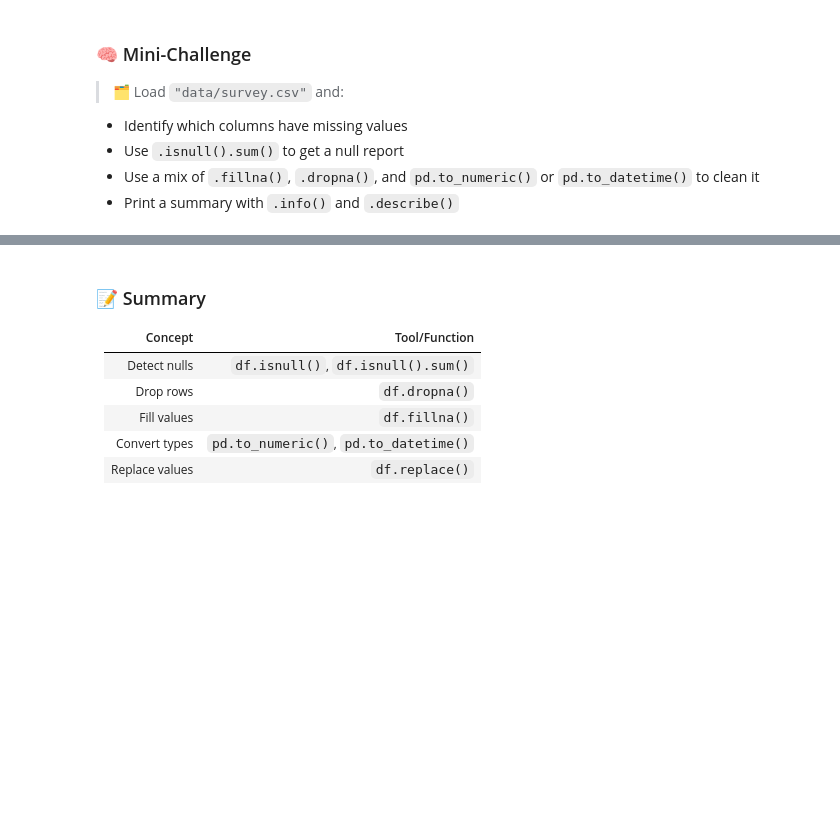
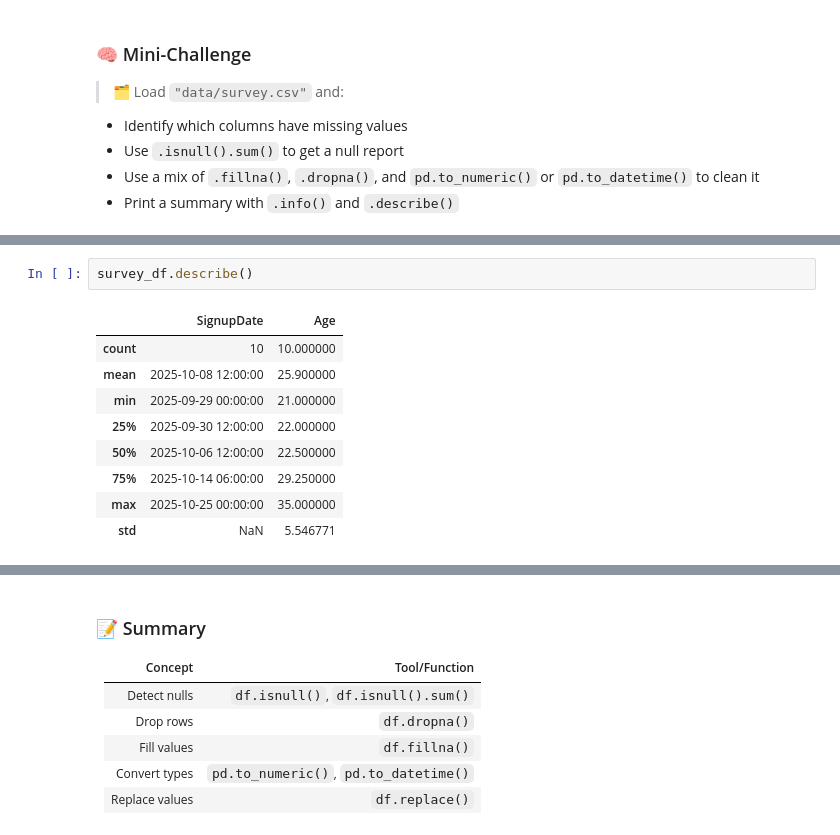
Before and after one commit to jay-d515/jay-d515-3603-DataScience, a Jupyter notebook: Completed/06-Working_with_Data/05-basic_cleaning.ipynb, the cells around one changed output, grey strips where cells are left out. Drawn from its saved outputs; the diff is of its cells as text; blank space fills up the shorter version.

```diff
--- a/Completed/06-Working_with_Data/05-basic_cleaning.ipynb
+++ b/Completed/06-Working_with_Data/05-basic_cleaning.ipynb
@@ -330,0 +431,12 @@ df
+# %%
+survey_df.describe()
+# %% [output]
+|  | SignupDate | Age |
+| count | 10 | 10.000000 |
+| mean | 2025-10-08 12:00:00 | 25.900000 |
+| min | 2025-09-29 00:00:00 | 21.000000 |
+| 25% | 2025-09-30 12:00:00 | 22.000000 |
+| 50% | 2025-10-06 12:00:00 | 22.500000 |
+| 75% | 2025-10-14 06:00:00 | 29.250000 |
+| max | 2025-10-25 00:00:00 | 35.000000 |
+| std | NaN | 5.546771 |
```
Also changed, not shown: parts of 8 cells of this notebook.
